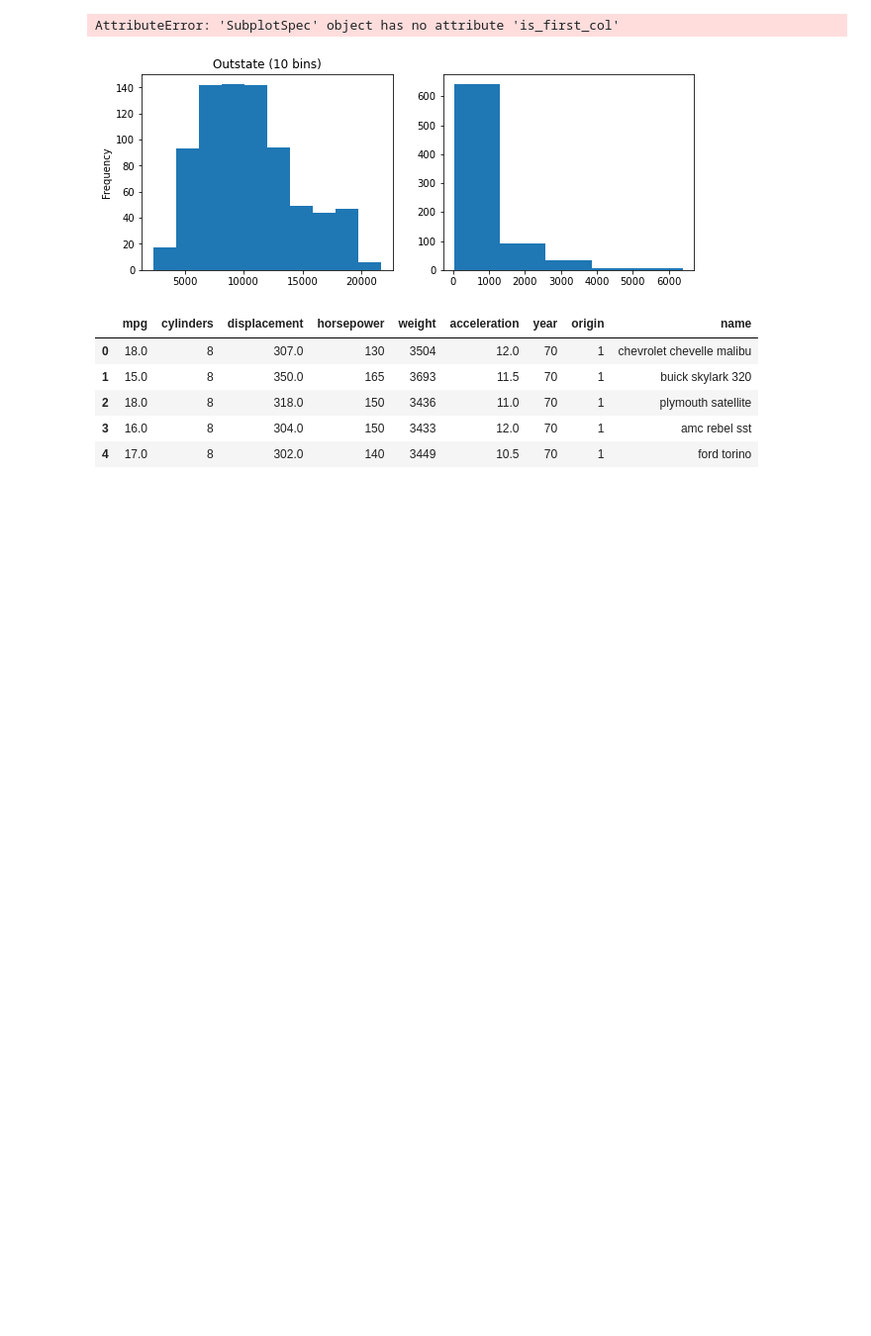
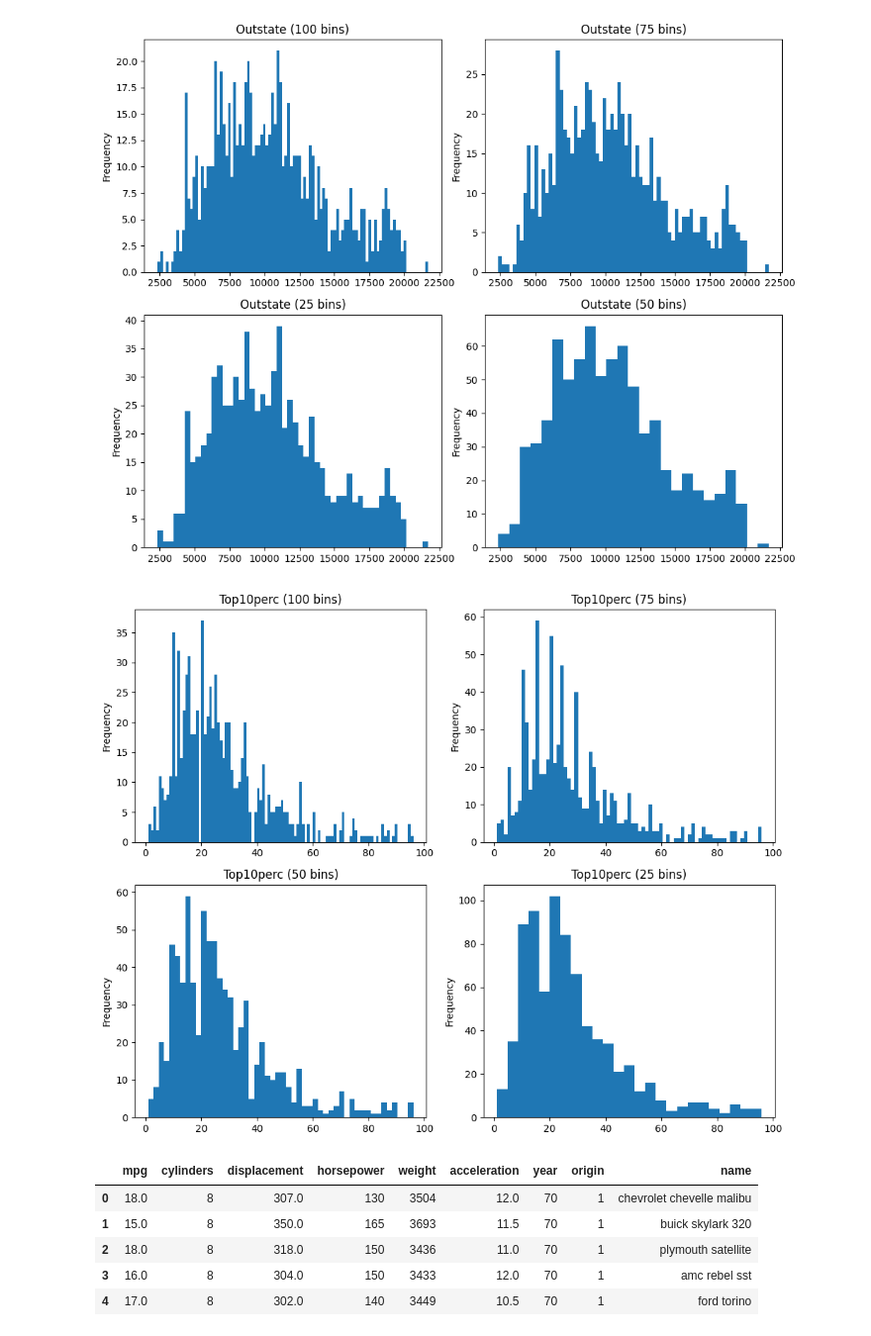
Before and after one commit to moleh13/EC48E, a Jupyter notebook: hw2/EC48E_PS2.ipynb, the cells around one changed output. Shown at 99% size. Drawn from its saved outputs; the diff is of its cells as text; code cells hidden in the pictures; blank space fills up the shorter version.

```diff
--- a/hw2/EC48E_PS2.ipynb
+++ b/hw2/EC48E_PS2.ipynb
@@ -76,32 +85,62 @@ Name: count, dtype: int64
 # %%
 # Creating histograms with differing numbers of bins
 plt.figure(figsize=(10, 8))
 
 # Histogram for 'Outstate' with 10 bins
 plt.subplot(2, 2, 1)
-college['Outstate'].plot.hist(bins=10)
-plt.title('Outstate (10 bins)')
+college['Outstate'].plot.hist(bins=100)
+plt.title('Outstate (100 bins)')
 
-# Histogram for 'Enroll' with 5 bins
+# Histogram for 'Outstate' with 5 bins
 plt.subplot(2, 2, 2)
-college['Enroll'].plot.hist(bins=5)
-plt.title('Enroll (5 bins)')
+college['Outstate'].plot.hist(bins=75)
+plt.title('Outstate (75 bins)')
 
-# Histogram for 'Apps' with 15 bins
+# Histogram for 'Outstate' with 50 bins
 plt.subplot(2, 2, 3)
-college['Apps'].plot.hist(bins=15)
-plt.title('Apps (15 bins)')
+college['Outstate'].plot.hist(bins=50)
+plt.title('Outstate (25 bins)')
 
-# Hide the empty subplot
-plt.subplot(2, 2, 4).axis('off')
+# Histogram for 'Outstate' with 25 bins
+plt.subplot(2, 2, 4)
+college['Outstate'].plot.hist(bins=25)
+plt.title('Outstate (50 bins)')
 
 # Adjust layout
 plt.tight_layout()
 
 plt.show()
+
+# Creating histograms with differing numbers of bins
+plt.figure(figsize=(10, 8))
+
+# Histogram for 'Top10perc' with 100 bins
+plt.subplot(2, 2, 1)
+college['Top10perc'].plot.hist(bins=100)
+plt.title('Top10perc (100 bins)')
+
+# Histogram for 'Enroll' with 5 bins
+plt.subplot(2, 2, 2)
+college['Top10perc'].plot.hist(bins=75)
+plt.title('Top10perc (75 bins)')
+
+# Histogram for 'Apps' with 50 bins
+plt.subplot(2, 2, 3)
+college['Top10perc'].plot.hist(bins=50)
+plt.title('Top10perc (50 bins)')
+
+# Histogram for 'Outstate' with 25 bins
+plt.subplot(2, 2, 4)
+college['Top10perc'].plot.hist(bins=25)
+plt.title('Top10perc (25 bins)')
+
+# Adjust layout
+plt.tight_layout()
+
+plt.show()
 # %% [output]
-AttributeError: 'SubplotSpec' object has no attribute 'is_first_col'
-[figure, old version]
+[figure, new version]
+[figure, added]
 # %%
 auto = pd.read_csv("auto.csv")
 # %%
```
Also changed, not shown: parts of 7 cells of this notebook.
